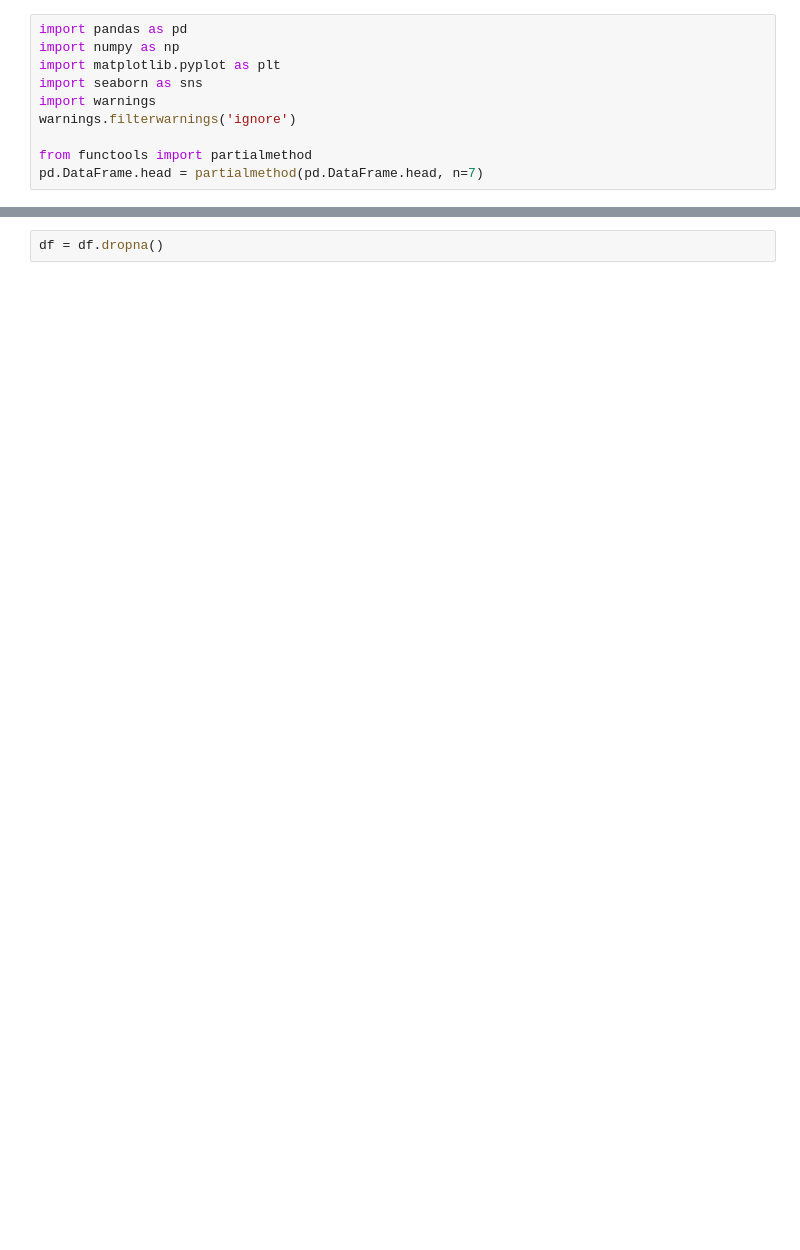
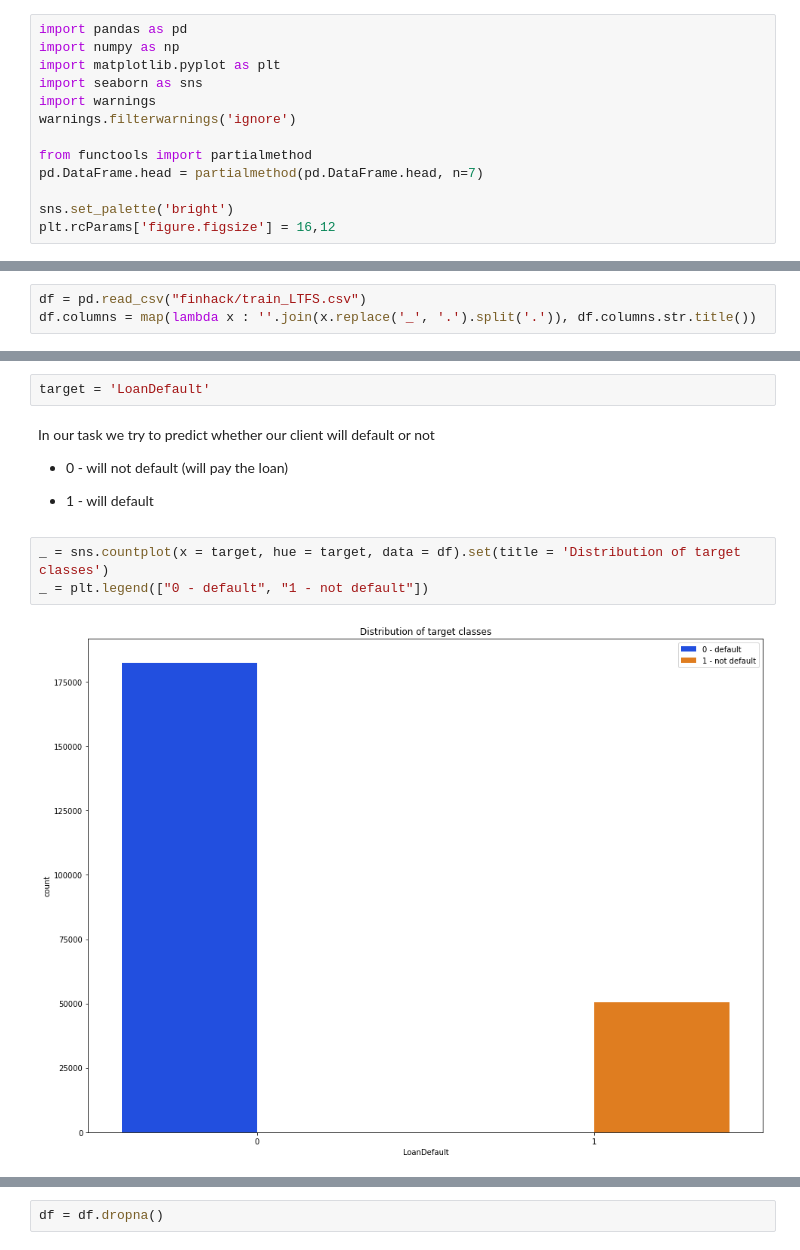
Before and after one commit to notweb-pusher/Scoring, a Jupyter notebook: EDA.ipynb, the cells around one changed output, grey strips where cells are left out. Drawn from its saved outputs; the diff is of its cells as text; blank space fills up the shorter version.

```diff
--- a/EDA.ipynb
+++ b/EDA.ipynb
@@ -8,3 +8,6 @@ warnings.filterwarnings('ignore')
 
 from functools import partialmethod
 pd.DataFrame.head = partialmethod(pd.DataFrame.head, n=7)
+
+sns.set_palette('bright')
+plt.rcParams['figure.figsize'] = 16,12
@@ -13,0 +16,3 @@ target = 'loan_default'
+# %%
+df = pd.read_csv("finhack/train_LTFS.csv")
+df.columns = map(lambda x : ''.join(x.replace('_', '.').split('.')), df.columns.str.title())
@@ -13,0 +71,13 @@ target = 'loan_default'
+# %%
+target = 'LoanDefault'
+# %% [markdown]
+In our task we try to predict whether our client will default or not
+
+* 0 - will not default (will pay the loan)
+
+* 1 - will default
+# %%
+_ = sns.countplot(x = target, hue = target, data = df).set(title = 'Distribution of target classes')
+_ = plt.legend(["0 - default", "1 - not default"])
+# %% [output]
+[figure, added]
```
Also changed, not shown: parts of 49 cells of this notebook.
